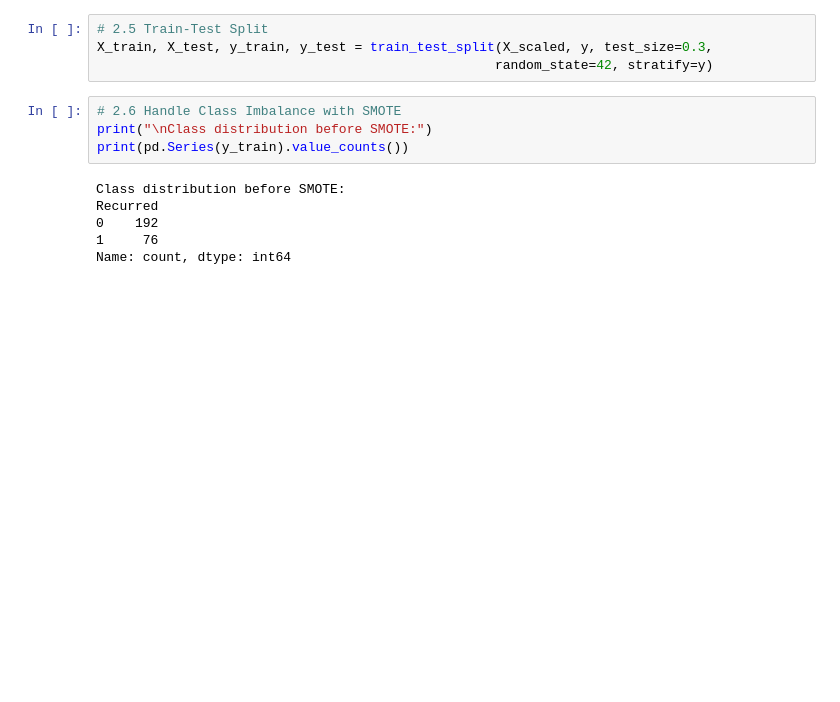
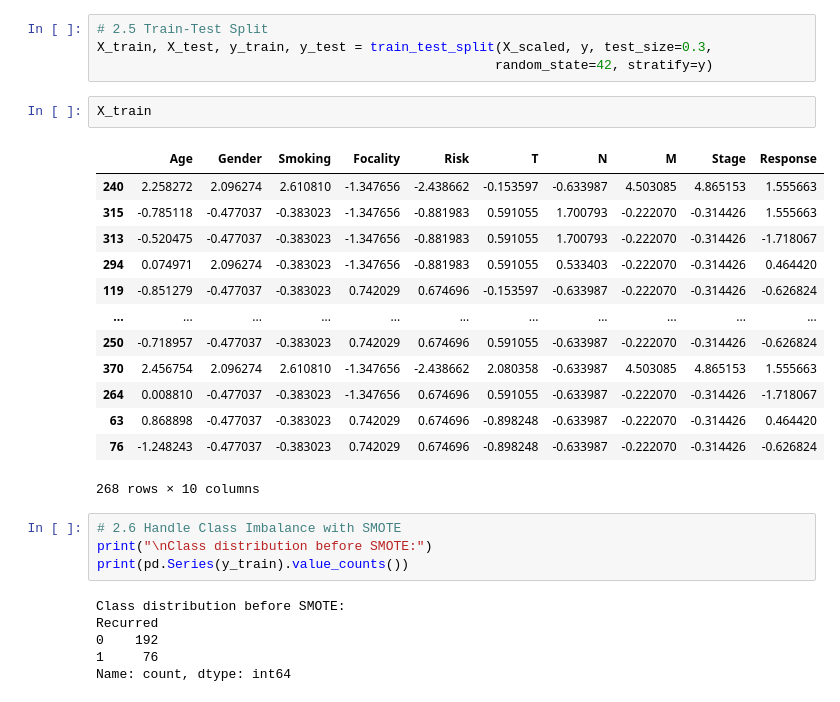
Before and after one commit to AashuSapkota/Thyroid_Recurrance, a Jupyter notebook: thyroid_model.ipynb, the cells around one changed output. Cells and saved outputs as stored; diff of their text form; blank space fills up the shorter version.

```diff
--- a/thyroid_model.ipynb
+++ b/thyroid_model.ipynb
@@ -277,6 +304,22 @@ X_scaled = X_scaled[selected_features]
 # 2.5 Train-Test Split
 X_train, X_test, y_train, y_test = train_test_split(X_scaled, y, test_size=0.3,
                                                    random_state=42, stratify=y)
+# %%
+X_train
+# %% [output]
+|  | Age | Gender | Smoking | Focality | Risk | T | N | M | Stage | Response |
+| 240 | 2.258272 | 2.096274 | 2.610810 | -1.347656 | -2.438662 | -0.153597 | -0.633987 | 4.503085 | 4.865153 | 1.555663 |
+| 315 | -0.785118 | -0.477037 | -0.383023 | -1.347656 | -0.881983 | 0.591055 | 1.700793 | -0.222070 | -0.314426 | 1.555663 |
+| 313 | -0.520475 | -0.477037 | -0.383023 | -1.347656 | -0.881983 | 0.591055 | 1.700793 | -0.222070 | -0.314426 | -1.718067 |
+| 294 | 0.074971 | 2.096274 | -0.383023 | -1.347656 | -0.881983 | 0.591055 | 0.533403 | -0.222070 | -0.314426 | 0.464420 |
+| 119 | -0.851279 | -0.477037 | -0.383023 | 0.742029 | 0.674696 | -0.153597 | -0.633987 | -0.222070 | -0.314426 | -0.626824 |
+| ... | ... | ... | ... | ... | ... | ... | ... | ... | ... | ... |
+| 250 | -0.718957 | -0.477037 | -0.383023 | 0.742029 | 0.674696 | 0.591055 | -0.633987 | -0.222070 | -0.314426 | -0.626824 |
+| 370 | 2.456754 | 2.096274 | 2.610810 | -1.347656 | -2.438662 | 2.080358 | -0.633987 | 4.503085 | 4.865153 | 1.555663 |
+| 264 | 0.008810 | -0.477037 | -0.383023 | -1.347656 | 0.674696 | 0.591055 | -0.633987 | -0.222070 | -0.314426 | -1.718067 |
+| 63 | 0.868898 | -0.477037 | -0.383023 | 0.742029 | 0.674696 | -0.898248 | -0.633987 | -0.222070 | -0.314426 | 0.464420 |
+| 76 | -1.248243 | -0.477037 | -0.383023 | 0.742029 | 0.674696 | -0.898248 | -0.633987 | -0.222070 | -0.314426 | -0.626824 |
+268 rows × 10 columns
 # %%
 # 2.6 Handle Class Imbalance with SMOTE
 print("\nClass distribution before SMOTE:")
```
Also changed, not shown: parts of 9 cells of this notebook, 1 other file.
